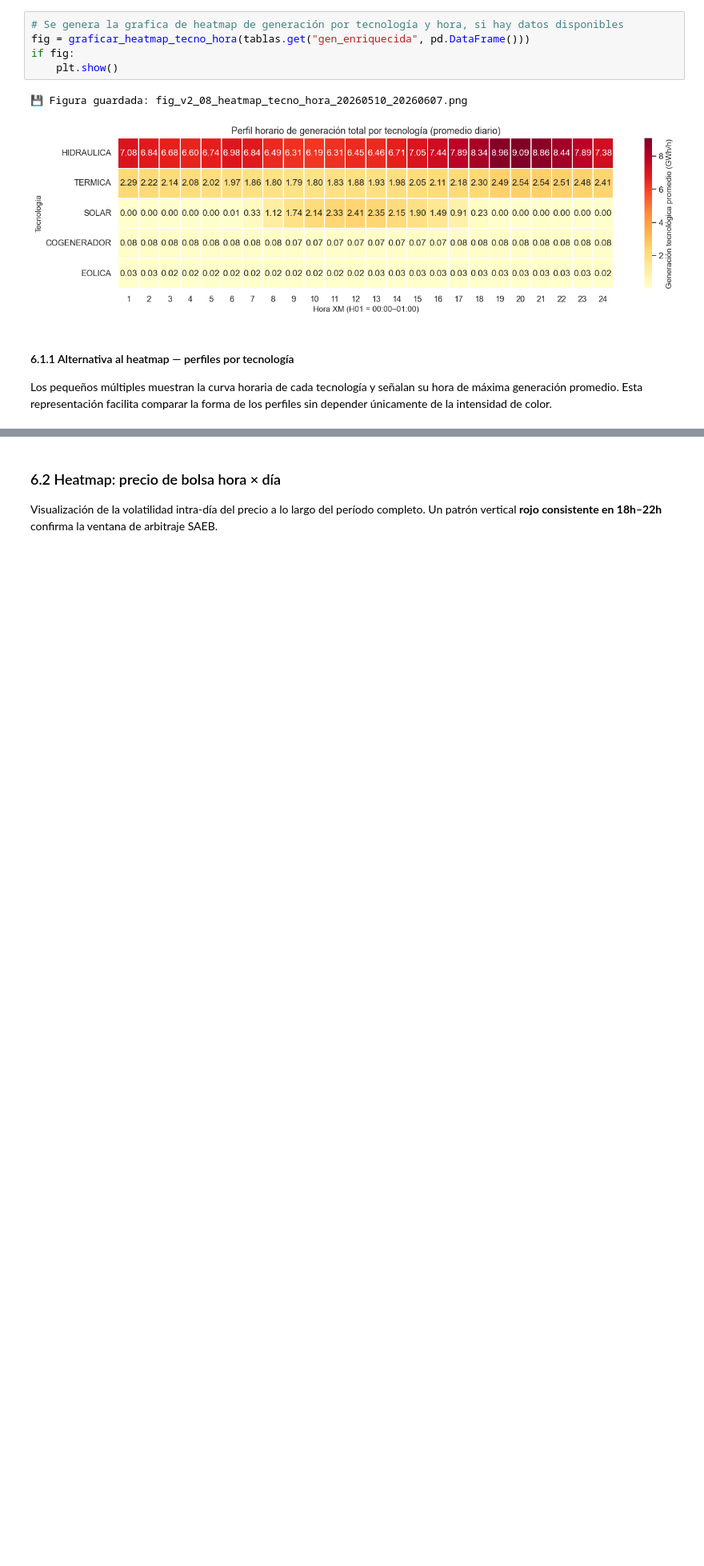
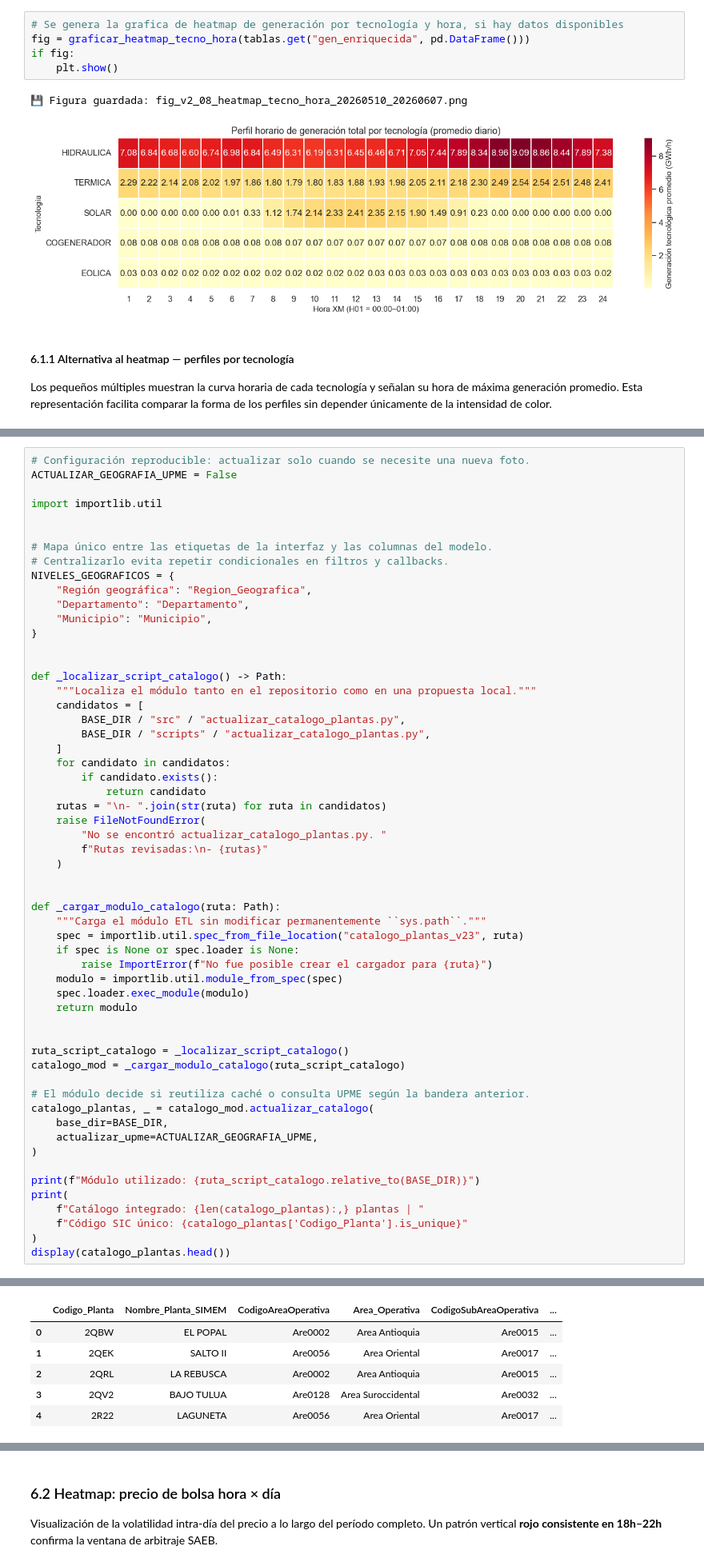
Before and after one commit to mffajardor/solar-generation-colombia-dash, a Jupyter notebook: notebooks/02_serie_tiempo_balance_v2.ipynb, the cells around one changed output, grey strips where cells are left out. Shown at 80% size. Cells and saved outputs as stored; diff of their text form; blank space fills up the shorter version.

```diff
--- a/notebooks/02_serie_tiempo_balance_v2.ipynb
+++ b/notebooks/02_serie_tiempo_balance_v2.ipynb
@@ -2690,0 +2710,58 @@ VBox(children=(HTML(value='<b>Explorador operativo de generación — SIMEM</b>'
+# %%
+# Configuración reproducible: actualizar solo cuando se necesite una nueva foto.
+ACTUALIZAR_GEOGRAFIA_UPME = False
+
+import importlib.util
+
+
+# Mapa único entre las etiquetas de la interfaz y las columnas del modelo.
+# Centralizarlo evita repetir condicionales en filtros y callbacks.
+NIVELES_GEOGRAFICOS = {
+    "Región geográfica": "Region_Geografica",
+    "Departamento": "Departamento",
+    "Municipio": "Municipio",
+}
+
+
+def _localizar_script_catalogo() -> Path:
+    """Localiza el módulo tanto en el repositorio como en una propuesta local."""
+    candidatos = [
+        BASE_DIR / "src" / "actualizar_catalogo_plantas.py",
+        BASE_DIR / "scripts" / "actualizar_catalogo_plantas.py",
+    ]
+    for candidato in candidatos:
+        if candidato.exists():
+            return candidato
+    rutas = "\n- ".join(str(ruta) for ruta in candidatos)
+    raise FileNotFoundError(
+        "No se encontró actualizar_catalogo_plantas.py. "
+        f"Rutas revisadas:\n- {rutas}"
+    )
+
+
+def _cargar_modulo_catalogo(ruta: Path):
+    """Carga el módulo ETL sin modificar permanentemente ``sys.path``."""
+    spec = importlib.util.spec_from_file_location("catalogo_plantas_v23", ruta)
+    if spec is None or spec.loader is None:
+        raise ImportError(f"No fue posible crear el cargador para {ruta}")
+    modulo = importlib.util.module_from_spec(spec)
+    spec.loader.exec_module(modulo)
+    return modulo
+
+
+ruta_script_catalogo = _localizar_script_catalogo()
+catalogo_mod = _cargar_modulo_catalogo(ruta_script_catalogo)
+
+# El módulo decide si reutiliza caché o consulta UPME según la bandera anterior.
+catalogo_plantas, _ = catalogo_mod.actualizar_catalogo(
+    base_dir=BASE_DIR,
+    actualizar_upme=ACTUALIZAR_GEOGRAFIA_UPME,
+)
+
+print(f"Módulo utilizado: {ruta_script_catalogo.relative_to(BASE_DIR)}")
+print(
+    f"Catálogo integrado: {len(catalogo_plantas):,} plantas | "
+    f"Código SIC único: {catalogo_plantas['Codigo_Planta'].is_unique}"
+)
+display(catalogo_plantas.head())
+# %% [output]
@@ -2690,0 +2772,6 @@ VBox(children=(HTML(value='<b>Explorador operativo de generación — SIMEM</b>'
+|  | Codigo_Planta | Nombre_Planta_SIMEM | CodigoAreaOperativa | Area_Operativa | CodigoSubAreaOperativa | ... |
+| 0 | 2QBW | EL POPAL | Are0002 | Area Antioquia | Are0015 | ... |
+| 1 | 2QEK | SALTO II | Are0056 | Area Oriental | Are0017 | ... |
+| 2 | 2QRL | LA REBUSCA | Are0002 | Area Antioquia | Are0015 | ... |
+| 3 | 2QV2 | BAJO TULUA | Are0128 | Area Suroccidental | Are0032 | ... |
+| 4 | 2R22 | LAGUNETA | Are0056 | Area Oriental | Are0017 | ... |
```
Also changed, not shown: parts of 56 cells of this notebook.
